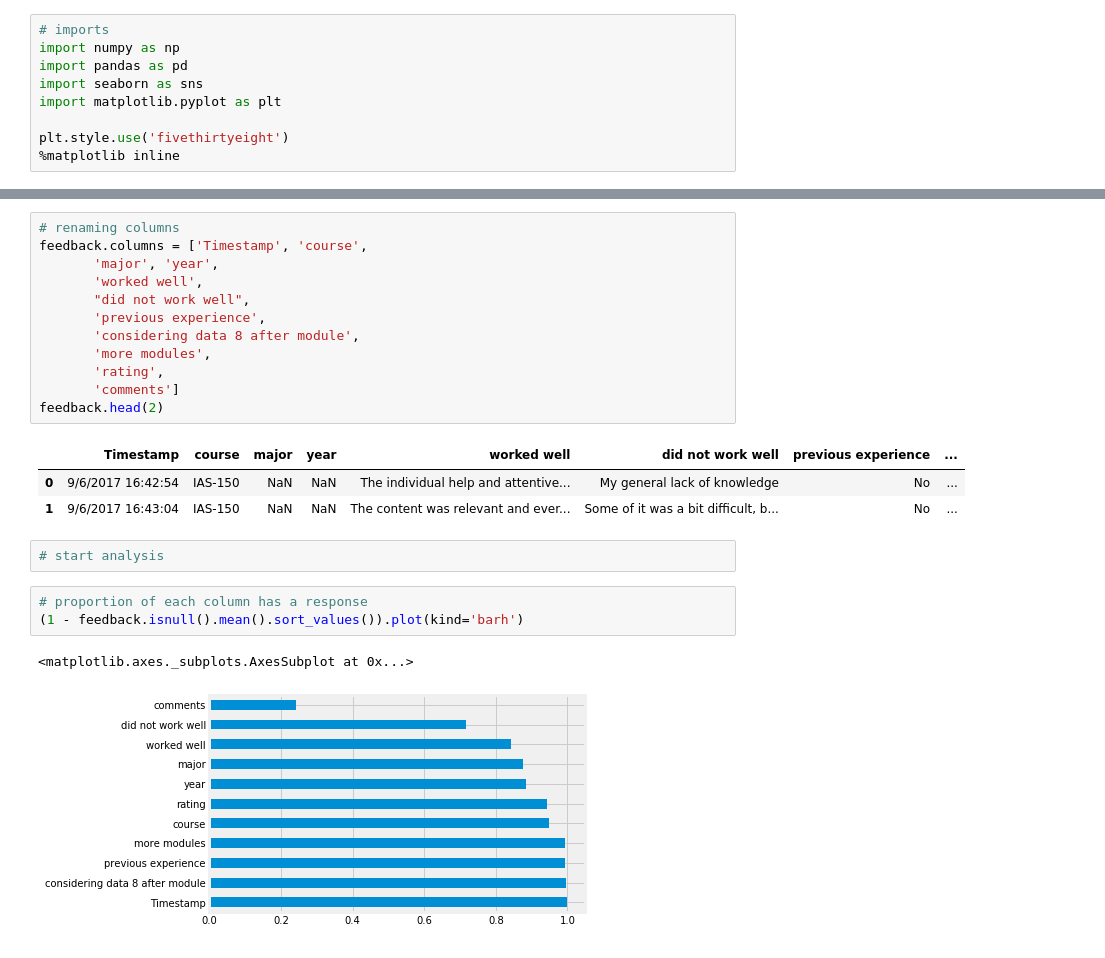
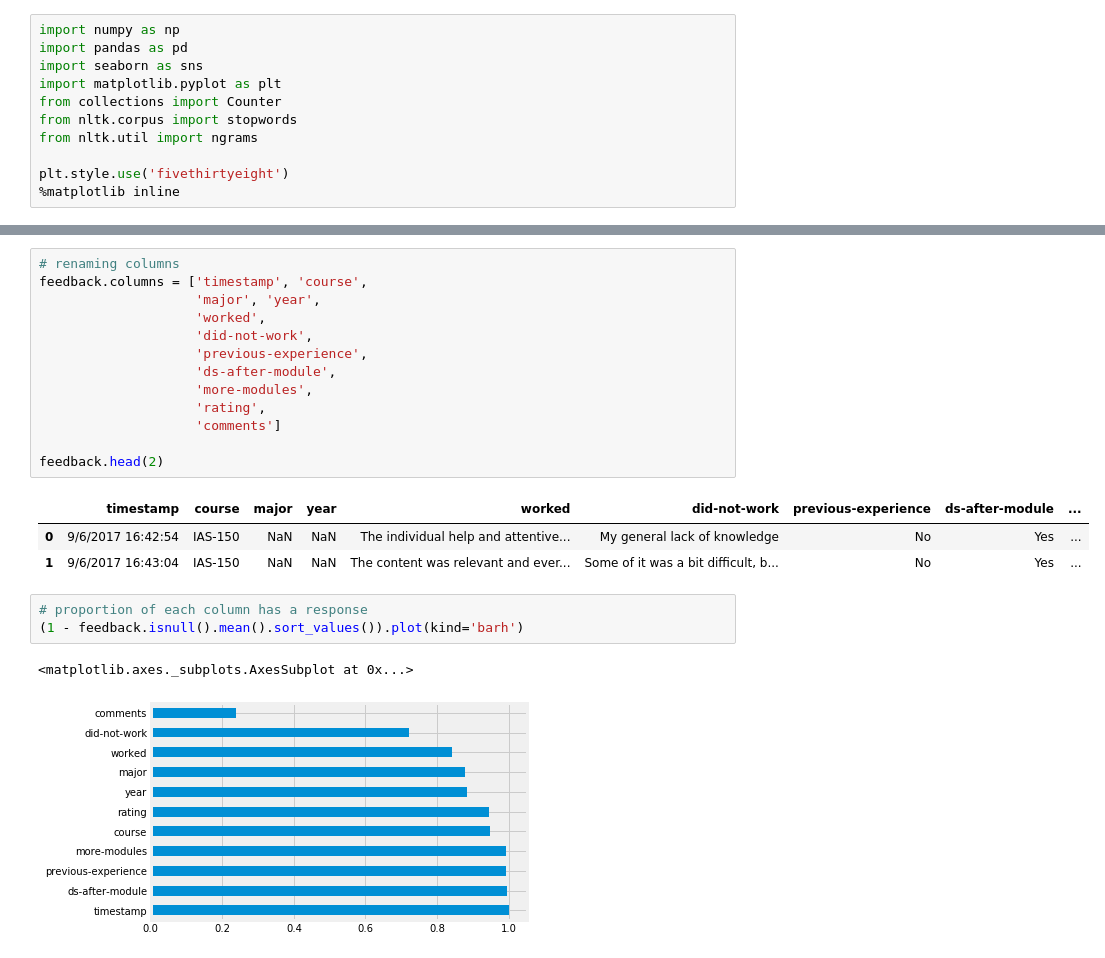
Before and after one commit to ds-modules/Module-Feedback, a Jupyter notebook: Analysis.ipynb, the cells around one changed output, grey strips where cells are left out. Saved outputs shown, nothing was run; the diff lists cells and outputs as text.

```diff
--- a/Analysis.ipynb
+++ b/Analysis.ipynb
@@ -1,9 +1,11 @@
 # %%
-# imports
 import numpy as np
 import pandas as pd
 import seaborn as sns
 import matplotlib.pyplot as plt
+from collections import Counter
+from nltk.corpus import stopwords
+from nltk.util import ngrams
 
 plt.style.use('fivethirtyeight')
 %matplotlib inline
@@ -21,25 +23,24 @@ feedback.head()
 | 4 | 9/6/2017 16:44:50 | IAS-150 | NaN | NaN | The instructors were very helpful... | ... |
 # %%
 # renaming columns
-feedback.columns = ['Timestamp', 'course',
-       'major', 'year',
-       'worked well',
-       "did not work well",
-       'previous experience',
-       'considering data 8 after module',
-       'more modules',
-       'rating',
-       'comments']
+feedback.columns = ['timestamp', 'course',
+                    'major', 'year',
+                    'worked',
+                    'did-not-work',
+                    'previous-experience',
+                    'ds-after-module',
+                    'more-modules',
+                    'rating',
+                    'comments']
+
 feedback.head(2)
 # %% [output]
-|  | Timestamp | course | major | year | worked well | did not work well | previous experience | ... |
-| 0 | 9/6/2017 16:42:54 | IAS-150 | NaN | NaN | The individual help and attentive... | My general lack of knowledge | No | ... |
-| 1 | 9/6/2017 16:43:04 | IAS-150 | NaN | NaN | The content was relevant and ever... | Some of it was a bit difficult, b... | No | ... |
+|  | timestamp | course | major | year | worked | did-not-work | previous-experience | ds-after-module | ... |
+| 0 | 9/6/2017 16:42:54 | IAS-150 | NaN | NaN | The individual help and attentive... | My general lack of knowledge | No | Yes | ... |
+| 1 | 9/6/2017 16:43:04 | IAS-150 | NaN | NaN | The content was relevant and ever... | Some of it was a bit difficult, b... | No | Yes | ... |
-# %%
-# start analysis
 # %%
 # proportion of each column has a response
 (1 - feedback.isnull().mean().sort_values()).plot(kind='barh')
 # %% [output]
 <matplotlib.axes._subplots.AxesSubplot at 0x...>
-[figure, old version]
+[figure, new version]
```
Also changed, not shown: parts of 16 cells of this notebook.
